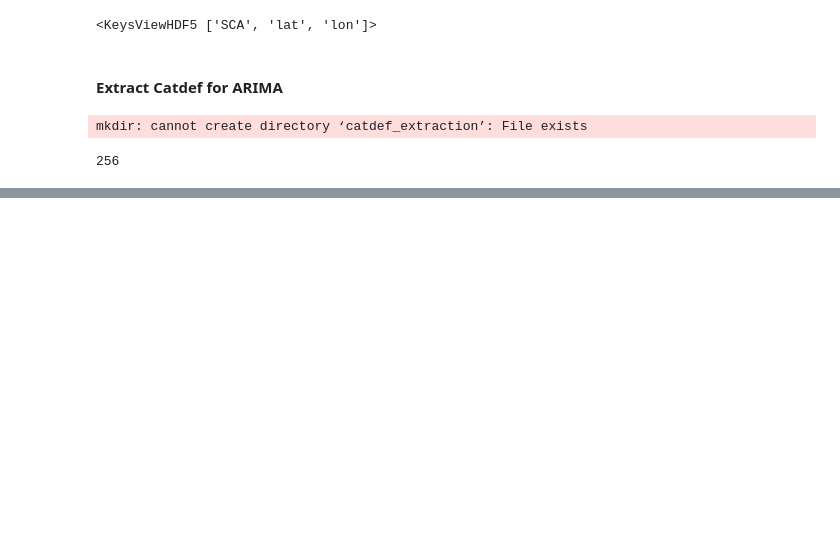
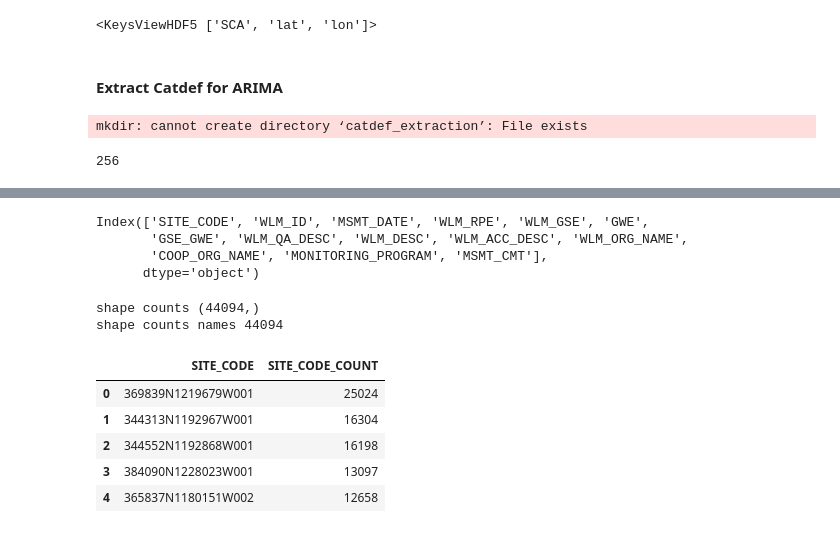
Before and after one commit to eddie-a-salinas/CA-Hydrology-W210-SP2022, a Jupyter notebook: pickle_explore.ipynb, the cells around one changed output, grey strips where cells are left out. Drawn from its saved outputs; the diff is of its cells as text; code cells hidden in the pictures; blank space fills up the shorter version.

```diff
--- a/pickle_explore.ipynb
+++ b/pickle_explore.ipynb
@@ -414,0 +488,7 @@ for row_idx in range(catdef_dims[0]):
+# %%
+measurements_df.columns
+# %% [output]
+Index(['SITE_CODE', 'WLM_ID', 'MSMT_DATE', 'WLM_RPE', 'WLM_GSE', 'GWE',
+       'GSE_GWE', 'WLM_QA_DESC', 'WLM_DESC', 'WLM_ACC_DESC', 'WLM_ORG_NAME',
+       'COOP_ORG_NAME', 'MONITORING_PROGRAM', 'MSMT_CMT'],
+      dtype='object')
@@ -414,0 +498,6 @@ for row_idx in range(catdef_dims[0]):
+# %%
+print(f"shape counts {site_codes_freq.shape}")
+print(f"shape counts names {len(site_codes_freq_names)}")
+# %% [output]
+shape counts (44094,)
+shape counts names 44094
@@ -414,0 +510,9 @@ for row_idx in range(catdef_dims[0]):
+# %%
+site_code_counts_df.head()
+# %% [output]
+|  | SITE_CODE | SITE_CODE_COUNT |
+| 0 | 369839N1219679W001 | 25024 |
+| 1 | 344313N1192967W001 | 16304 |
+| 2 | 344552N1192868W001 | 16198 |
+| 3 | 384090N1228023W001 | 13097 |
+| 4 | 365837N1180151W002 | 12658 |
```
Also changed, not shown: parts of 19 cells of this notebook.
